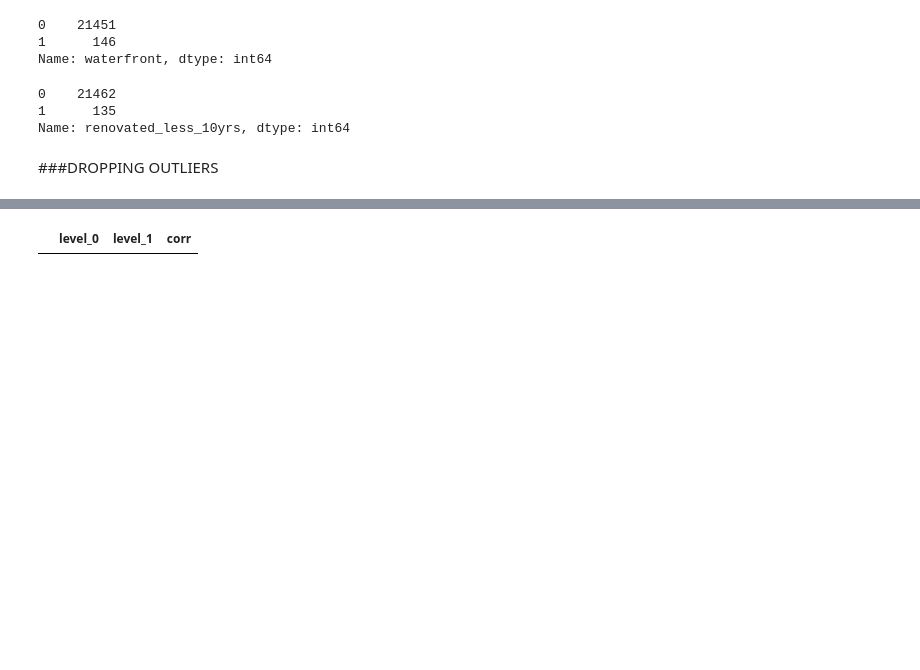
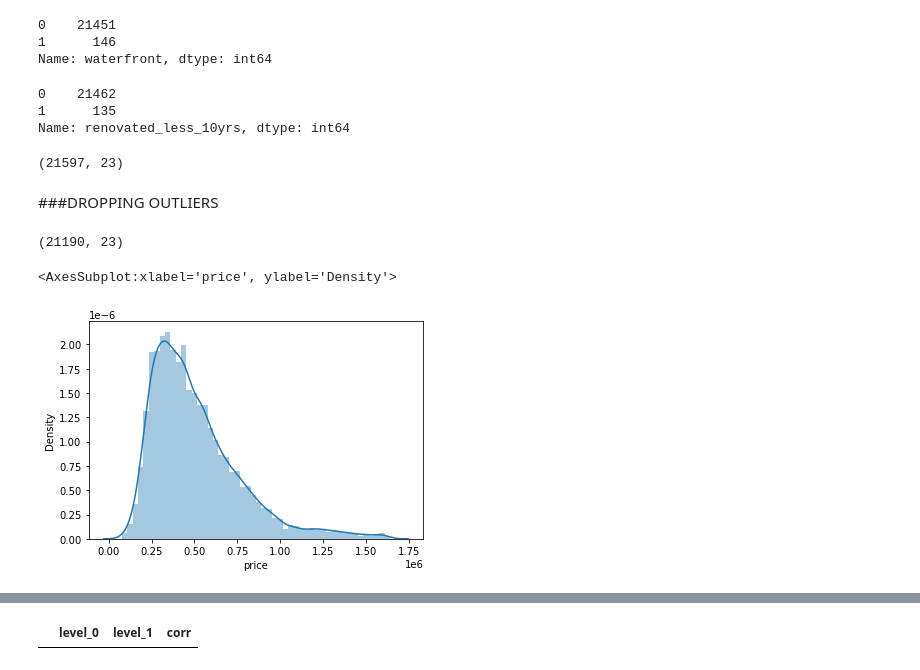
Before and after one commit to cyborgsage/kingco-realestate, a Jupyter notebook: chris_book.ipynb, the cells around one changed output, grey strips where cells are left out. Saved outputs shown, nothing was run; the diff lists cells and outputs as text; code cells hidden in the pictures; blank space fills up the shorter version.

```diff
--- a/chris_book.ipynb
+++ b/chris_book.ipynb
@@ -125,5 +125,9 @@ df['view'].replace('AVERAGE', '2', inplace=True)
 df['view'].replace('GOOD', '3', inplace=True)
 df['view'].replace('EXCELLENT', '4', inplace=True)
 df['view'] = df['view'].astype(np.int64)
+# %%
+df.shape
+# %% [output]
+(21597, 23)
 # %% [markdown]
 ###DROPPING OUTLIERS
@@ -135,3 +140,12 @@ df.drop(df[df['sqft_lot'] > 87120].index, inplace=True)
+# %%
+df.shape
+# %% [output]
+(21190, 23)
+# %%
+sns.distplot(df['price'])
+# %% [output]
+<AxesSubplot:xlabel='price', ylabel='Density'>
+[figure, added]
 # %%
 # Create a df with the target as the first column,
 # then compute the correlation matrix
```
Also changed, not shown: parts of 19 cells of this notebook.
